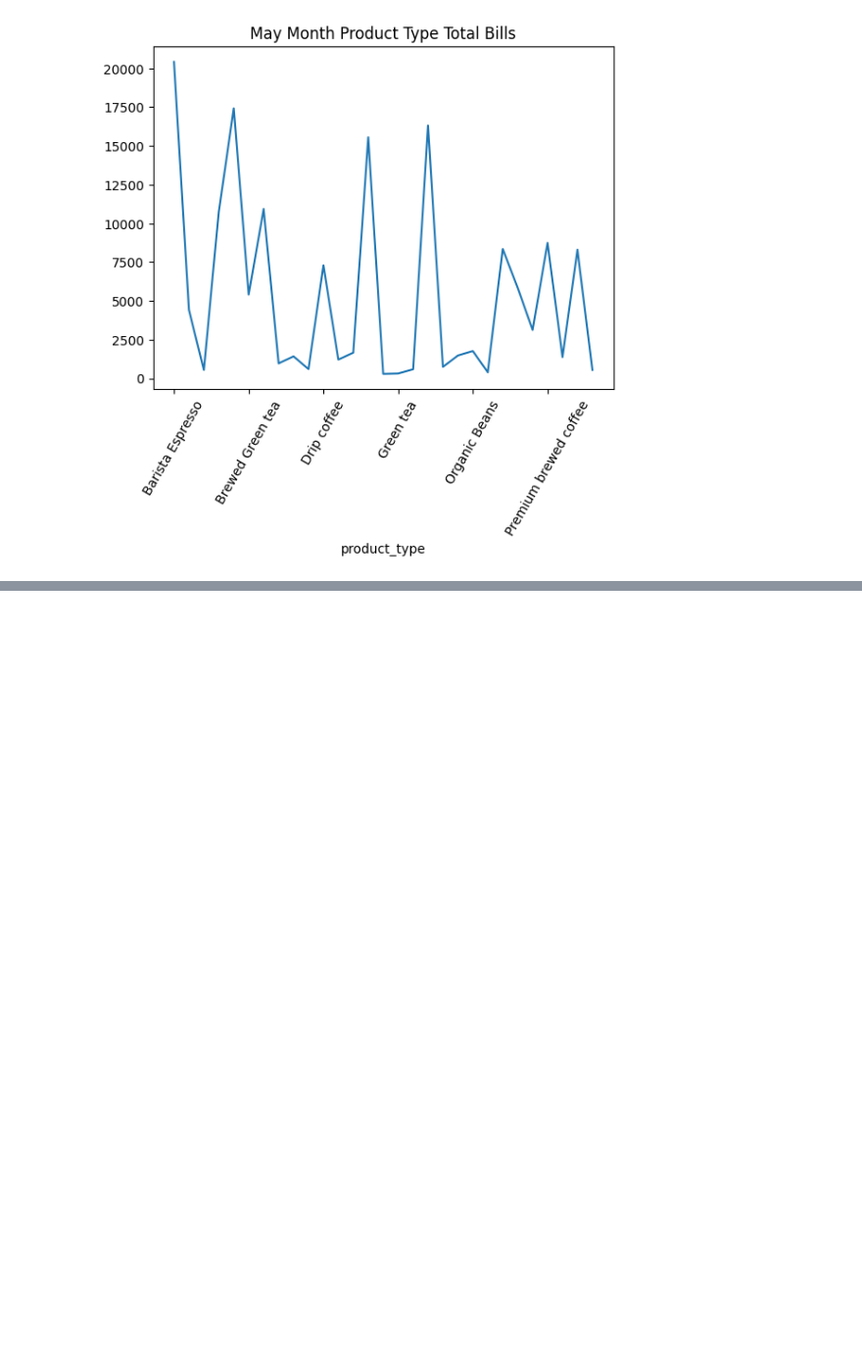
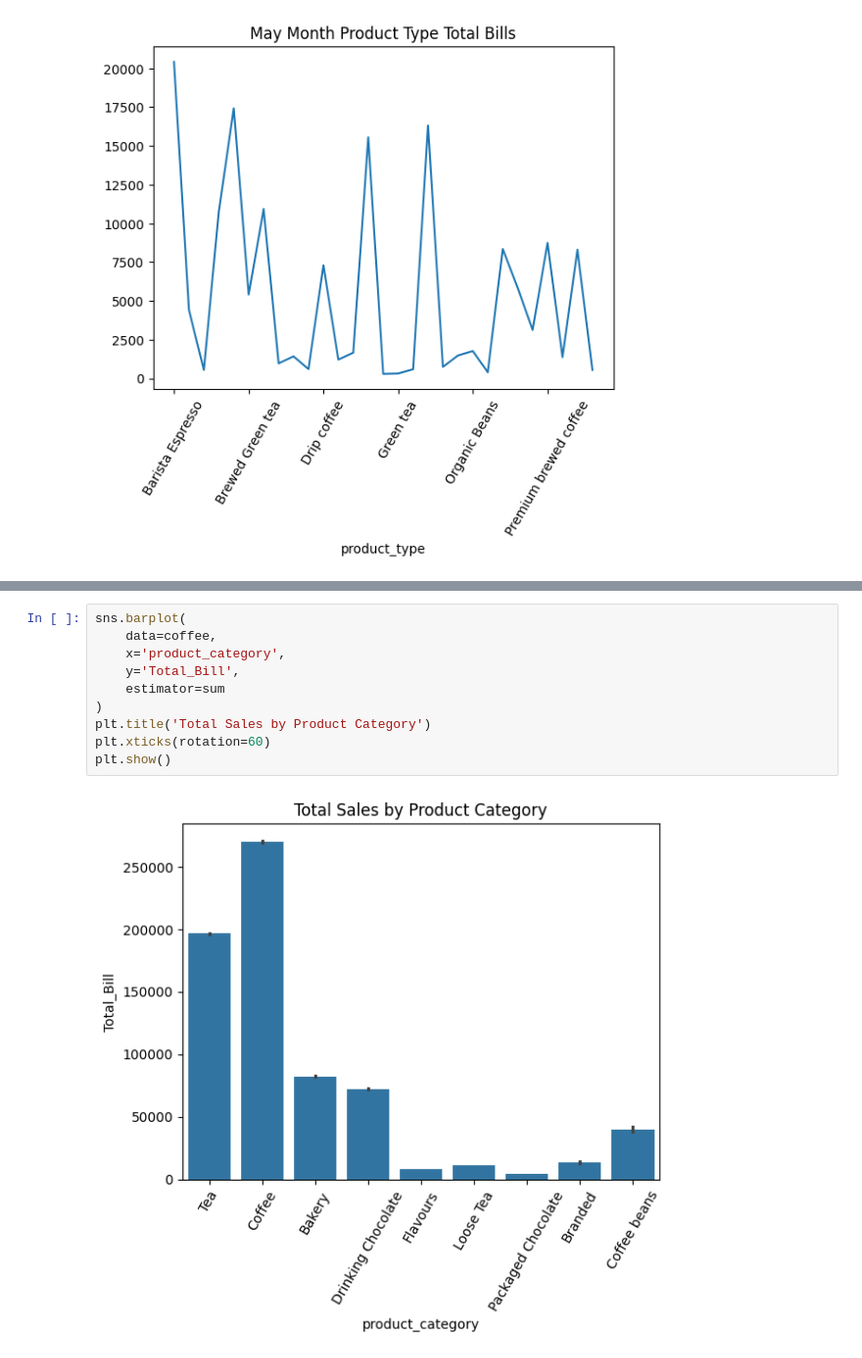
Before and after one commit to Rakesh73971/Coffee_Shop_Sales_Analysis, a Jupyter notebook: main.ipynb, the cells around one changed output, grey strips where cells are left out. Shown at 98% size. Cells and saved outputs as stored; diff of their text form; blank space fills up the shorter version.

```diff
--- a/main.ipynb
+++ b/main.ipynb
@@ -427,0 +449,12 @@ plt.show()
+# %%
+sns.barplot(
+    data=coffee,
+    x='product_category',
+    y='Total_Bill',
+    estimator=sum
+)
+plt.title('Total Sales by Product Category')
+plt.xticks(rotation=60)
+plt.show()
+# %% [output]
+[figure, added]
```
Also changed, not shown: parts of 4 cells of this notebook.
